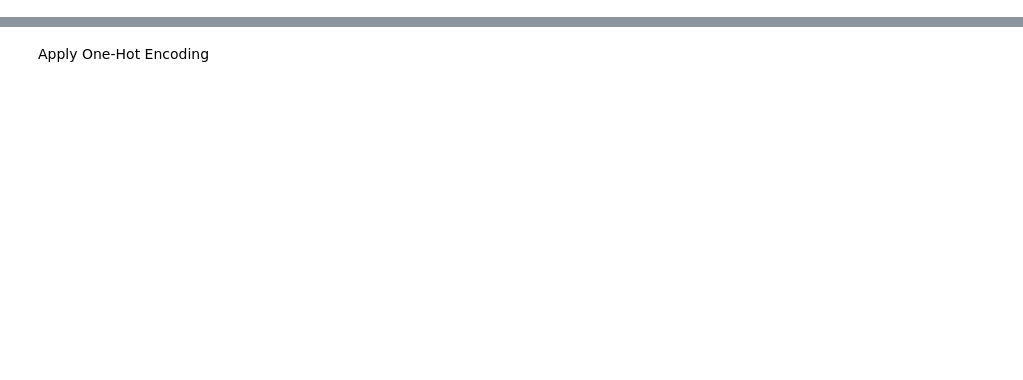
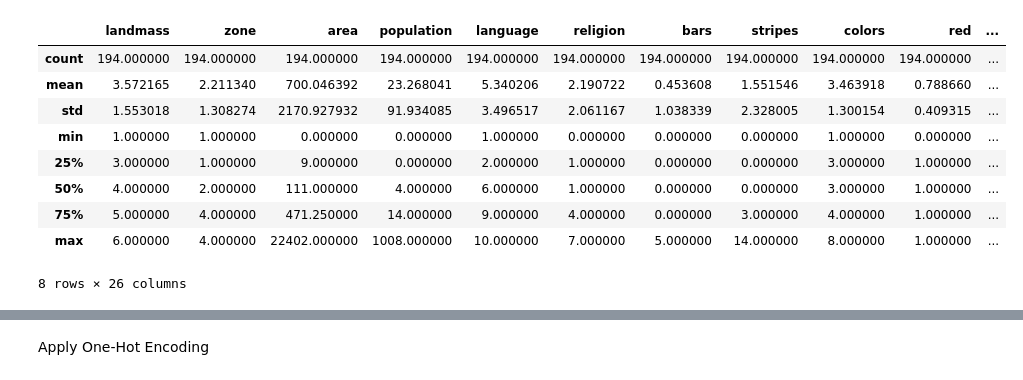
Before and after one commit to zpoeschl/flags_and_religion, a Jupyter notebook: static/data/Flag- Trees-Forest.ipynb, the cells around one changed output, grey strips where cells are left out. Cells and saved outputs as stored; diff of their text form; code cells hidden in the pictures; blank space fills up the shorter version.

```diff
--- a/static/data/Flag- Trees-Forest.ipynb
+++ b/static/data/Flag- Trees-Forest.ipynb
@@ -15,7 +47,18 @@ flag_df.info()
 # print(df)
 # print(df.types)
 # %%
-flag.describe()
+flag_df.describe()
+# %% [output]
+|  | landmass | zone | area | population | language | religion | bars | stripes | colors | red | ... |
+| count | 194.000000 | 194.000000 | 194.000000 | 194.000000 | 194.000000 | 194.000000 | 194.000000 | 194.000000 | 194.000000 | 194.000000 | ... |
+| mean | 3.572165 | 2.211340 | 700.046392 | 23.268041 | 5.340206 | 2.190722 | 0.453608 | 1.551546 | 3.463918 | 0.788660 | ... |
+| std | 1.553018 | 1.308274 | 2170.927932 | 91.934085 | 3.496517 | 2.061167 | 1.038339 | 2.328005 | 1.300154 | 0.409315 | ... |
+| min | 1.000000 | 1.000000 | 0.000000 | 0.000000 | 1.000000 | 0.000000 | 0.000000 | 0.000000 | 1.000000 | 0.000000 | ... |
+| 25% | 3.000000 | 1.000000 | 9.000000 | 0.000000 | 2.000000 | 1.000000 | 0.000000 | 0.000000 | 3.000000 | 1.000000 | ... |
+| 50% | 4.000000 | 2.000000 | 111.000000 | 4.000000 | 6.000000 | 1.000000 | 0.000000 | 0.000000 | 3.000000 | 1.000000 | ... |
+| 75% | 5.000000 | 4.000000 | 471.250000 | 14.000000 | 9.000000 | 4.000000 | 0.000000 | 3.000000 | 4.000000 | 1.000000 | ... |
+| max | 6.000000 | 4.000000 | 22402.000000 | 1008.000000 | 10.000000 | 7.000000 | 5.000000 | 14.000000 | 8.000000 | 1.000000 | ... |
+8 rows × 26 columns
 # %%
 #Using only variable to easy visualization
 target = flag_df["religion"]
```
Also changed, not shown: parts of 12 cells of this notebook, 3 other files.
